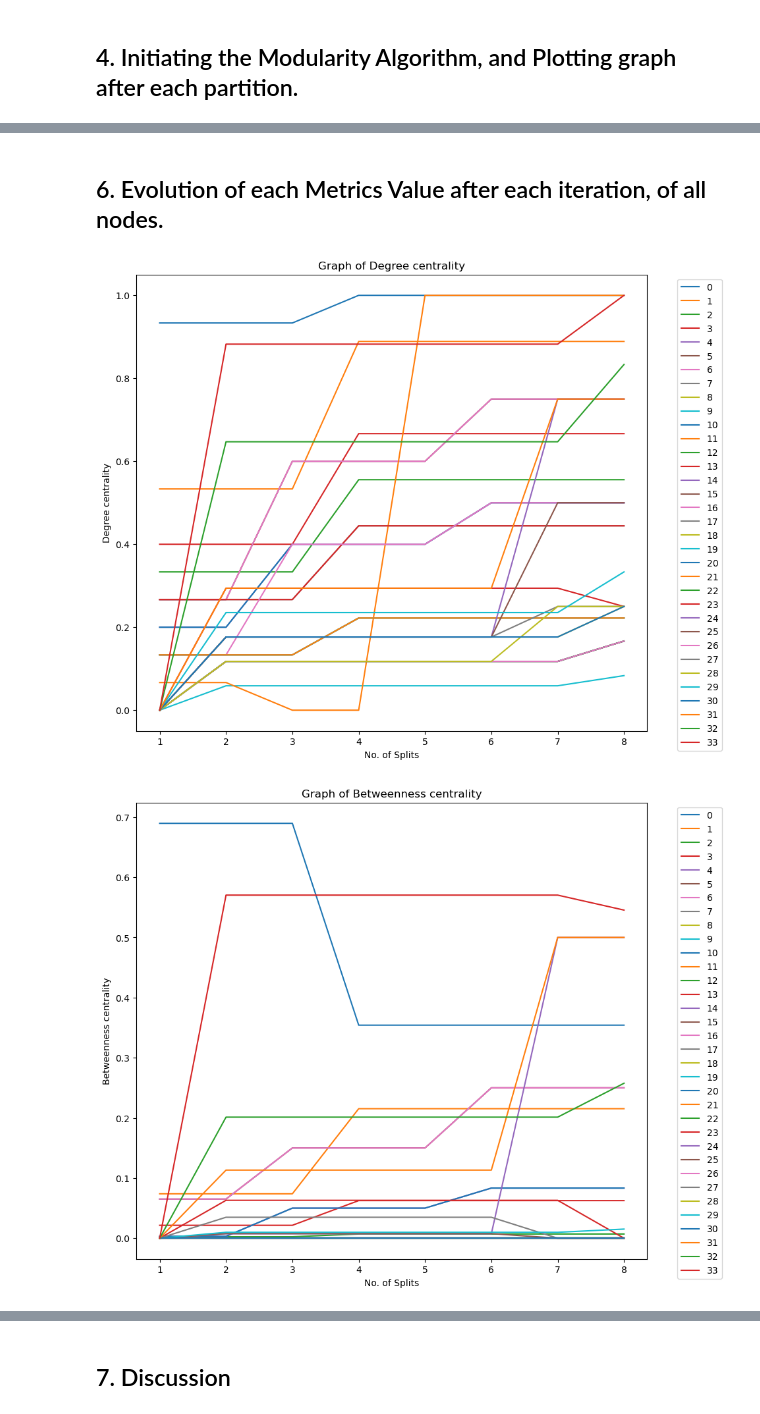
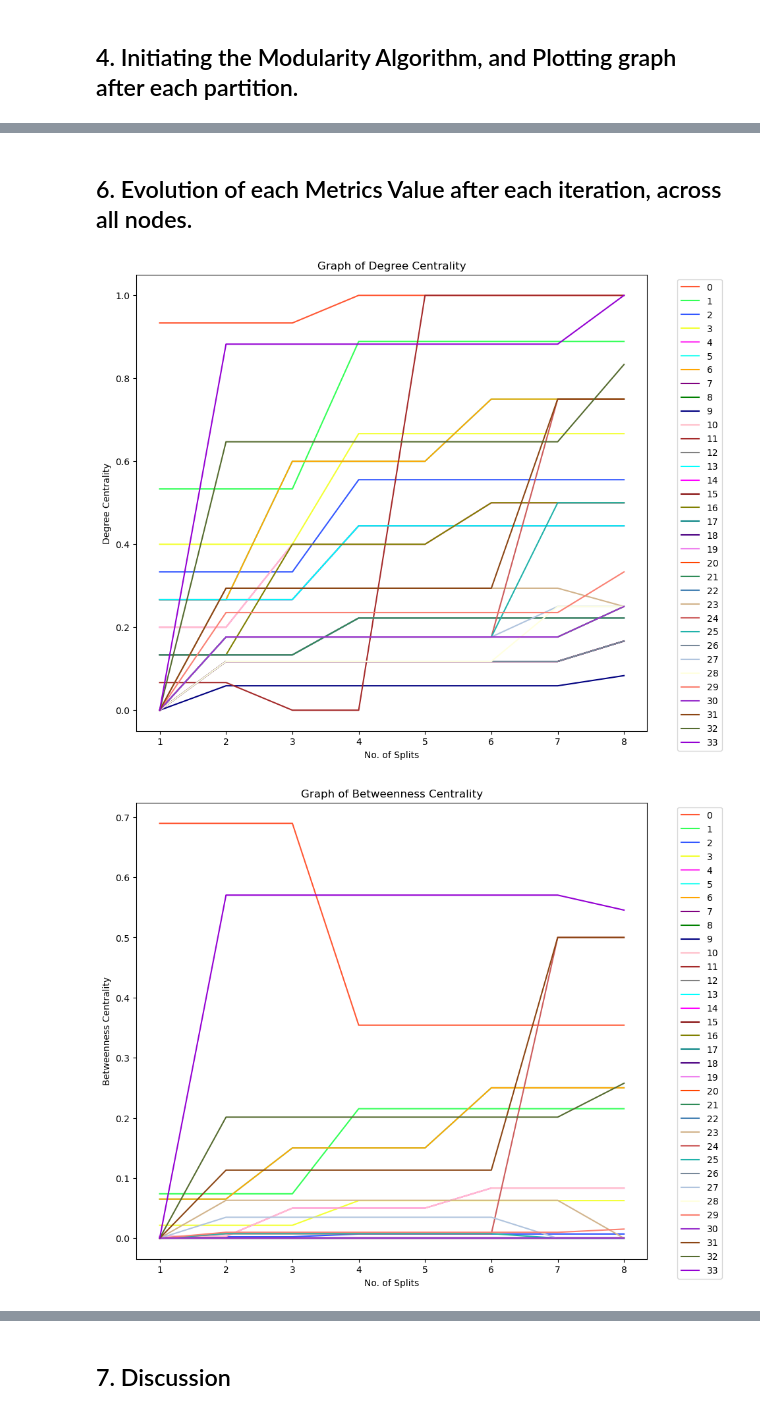
Before and after one commit to SenSei-177/Karate-Club-Graph, a Jupyter notebook: Karate Club Graph.ipynb, the cells around one changed output, grey strips where cells are left out. Drawn from its saved outputs; the diff is of its cells as text; code cells hidden in the pictures.

Commit message:
More colour palatte

```diff
--- a/Karate Club Graph.ipynb
+++ b/Karate Club Graph.ipynb
@@ -10,9 +10,11 @@ import matplotlib.pyplot as plt
 G = nx.karate_club_graph()
 H = G.copy()
 f,e = 0, 1
-Metrics_Name = ["Degree centrality", "Betweenness centrality",
-                "Closeness centrality", "Clustering coefficent" ]
-Colour_Name = ["Red","RoyalBlue","Green","Yellow","Violet"]
+Metrics_Name = ["Degree Centrality", "Betweenness Centrality",
+                "Closeness Centrality", "Clustering Coefficent" ]
+Colour_Name = [ "#FF5733","#33FF57","#3357FF","#F3FF33","#FF33F3","#33FFF3","#FFA500","#800080","#008000","#000080","#FFC0CB","#A52A2A","#808080","#00FFFF","#FF00FF",
+                "#800000","#808000","#008080","#4B0082","#EE82EE","#FF4500","#2E8B57","#4682B4","#D2B48C","#CD5C5C","#20B2AA","#778899","#B0C4DE","#FFFFE0","#FA8072",
+                "#9932CC","#8B4513","#556B2F","#9400D3","#1E90FF" ]
 Metrics_Values = np.zeros((4,34,8))
 # %% [markdown]
 ## 2. Following are the functions defined for the partitioning based on modularity.
@@ -228,17 +237,17 @@ Final Spectral Modularity Score of the graph : 0.43014561196379375
 # %% [markdown]
-## 6. Evolution of each Metrics Value after each iteration, of all nodes.
+## 6. Evolution of each Metrics Value after each iteration, across all nodes.
 # %%
 x = [x for x in range(1,9)]
 
 for j in [0,1,2,3]:
     plt.figure(e, figsize=(10, 9))
     e += 1
     for i in range(0,34):
         plt.title(f"Graph of {Metrics_Name[j]}")
         plt.xlabel("No. of Splits")
         plt.ylabel(Metrics_Name[j])
-        plt.plot(x, list(Metrics_Values[j][i]), label= str(i))
+        plt.plot(x, list(Metrics_Values[j][i]),color = Colour_Name[i], label= str(i))
         plt.legend(bbox_to_anchor=(1.05, 1), loc="best")
 # %% [output]
-[figure, old version]
+[figure, new version]
-[figure, old version]
+[figure, new version]
```
Also changed, not shown: parts of 9 cells of this notebook, 1 other file.
